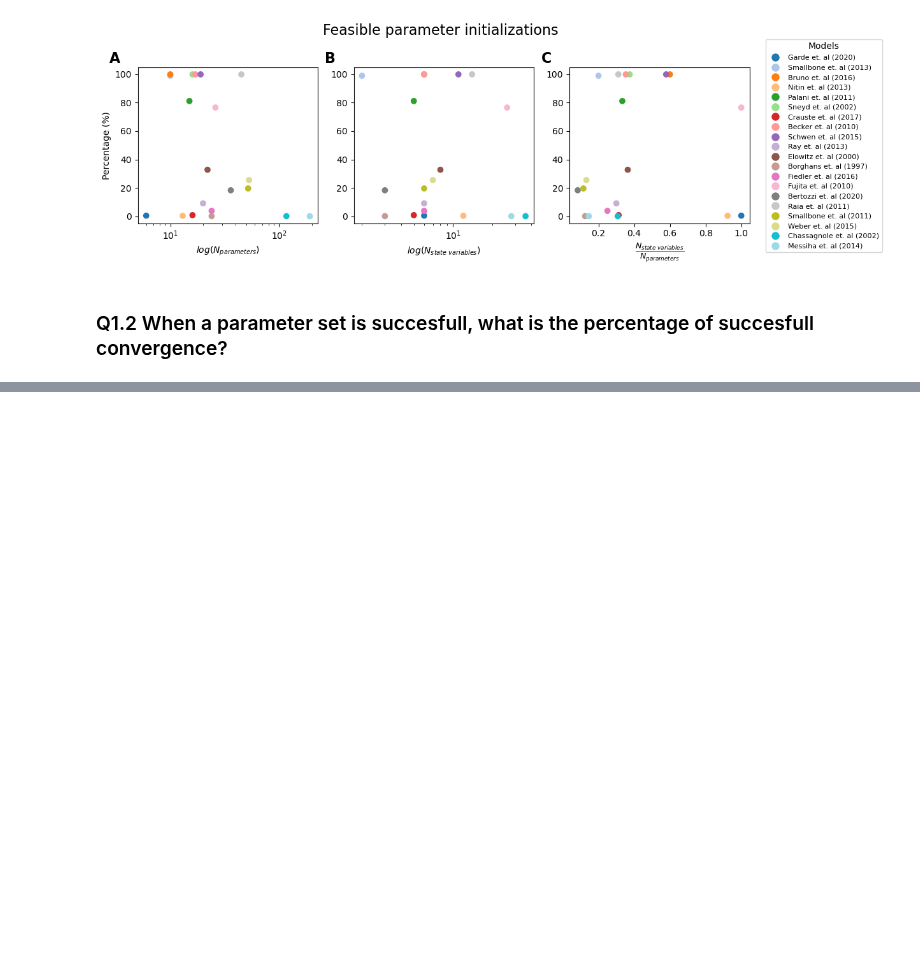
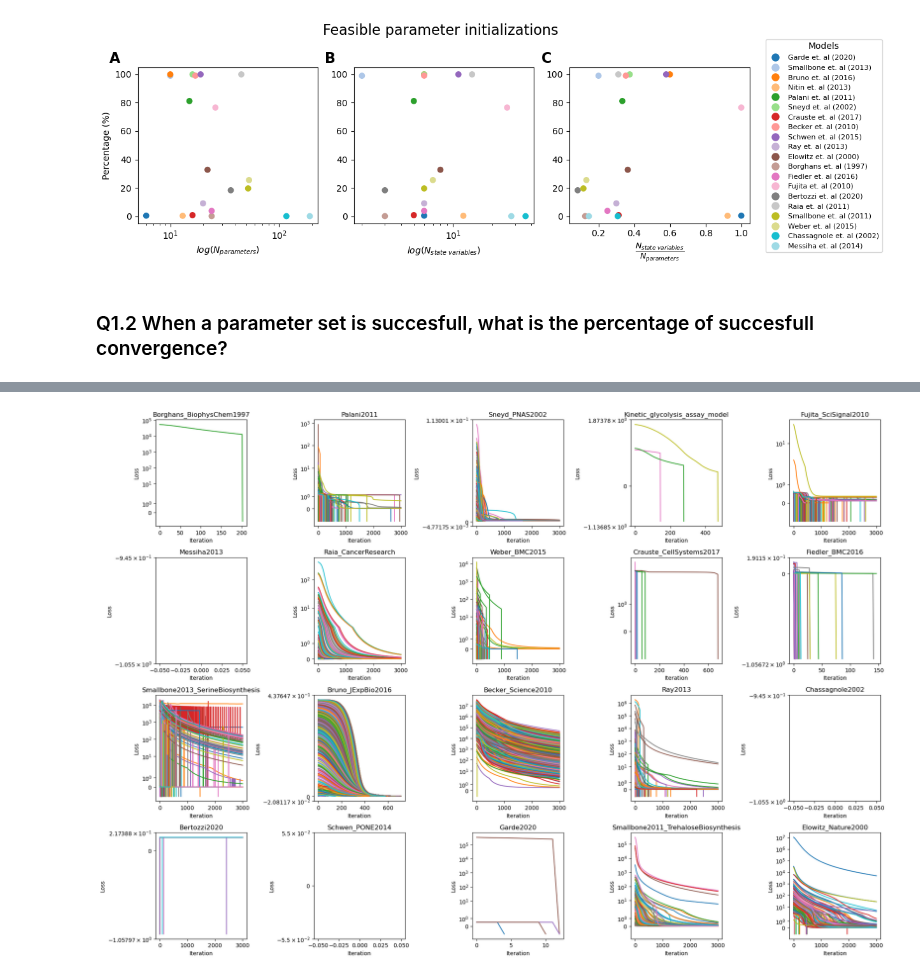
Before and after one commit to mahdi-shafiei/jaxkineticmodel, a Jupyter notebook: scripts/2407_parameter_convergence_analysis.ipynb, the cells around one changed output, grey strips where cells are left out. Drawn from its saved outputs; the diff is of its cells as text; code cells hidden in the pictures; blank space fills up the shorter version.

```diff
--- a/scripts/2407_parameter_convergence_analysis.ipynb
+++ b/scripts/2407_parameter_convergence_analysis.ipynb
@@ -355,0 +232,67 @@ loss_dfs
+# %%
+models_info = [
+    'Borghans_BiophysChem1997',
+    'Palani2011',
+    'Sneyd_PNAS2002',
+    'Kinetic_glycolysis_assay_model',
+    'Fujita_SciSignal2010',
+    'Messiha2013',
+    'Raia_CancerResearch',
+    'Weber_BMC2015',
+    'Crauste_CellSystems2017',
+    'Fiedler_BMC2016',
+    'Smallbone2013_SerineBiosynthesis',
+    'Bruno_JExpBio2016',
+    'Becker_Science2010',
+    'Ray2013',
+    'Chassagnole2002',
+    'Bertozzi2020',
+    'Schwen_PONE2014',
+    'Garde2020',
+    'Smallbone2011_TrehaloseBiosynthesis',
+    'Elowitz_Nature2000'
+]
+
+file_patterns = [
+    'Borghans_BiophysChem1997_losses_id_lhs_N=1000run_1_log_update.csv',
+    'Palani2011_losses_id_lhs_N=1000run_1_log_update.csv',
+    'Sneyd_PNAS2002_losses_id_lhs_N=1000run_1_log_update.csv',
+    'Kinetic_glycolysis_assay_model_losses_id_lhs_N=1000run_1_log_update.csv',
+    'Fujita_SciSignal2010_losses_id_lhs_N=1000run_1_log_update.csv',
+    'Messiha2013_losses_id_lhs_N=1000run_1_log_update.csv',
+    'Raia_CancerResearch_losses_id_lhs_N=1000run_1_log_update.csv',
+    'Weber_BMC2015_losses_id_lhs_N=1000run_1_log_update.csv',
+    'Crauste_CellSystems2017_losses_id_lhs_N=1000run_1_log_update.csv',
+    'Fiedler_BMC2016_losses_id_lhs_N=1000run_1_log_update.csv',
+    'Smallbone2013_SerineBiosynthesis_losses_id_lhs_N=1000run_1_log_update.csv',
+    'Bruno_JExpBio2016_losses_id_lhs_N=1000run_1_log_update.csv',
+    'Becker_Science2010_losses_id_lhs_N=1000run_1_log_update.csv',
+    'Ray2013_losses_id_lhs_N=1000run_1_log_update.csv',
+    'Chassagnole2002_losses_id_lhs_N=1000run_1_log_update.csv',
+    'Bertozzi2020_losses_id_lhs_N=1000run_1_log_update.csv',
+    'Schwen_PONE2014_losses_id_lhs_N=1000run_1_log_update.csv',
+    'Garde2020_losses_id_lhs_N=1000run_1_log_update.csv',
+    'Smallbone2011_TrehaloseBiosynthesis_losses_id_lhs_N=1000run_1_log_update.csv',
+    'Elowitz_Nature2000_losses_id_lhs_N=1000run_1_log_update.csv'
+]
+
+plt.figure(figsize=(20, 14))
+
+for i, (model_name, file_pattern) in enumerate(zip(models_info, file_patterns)):
+    results_dir = "results/" + model_name + "/"
+    file_list = os.listdir(results_dir)
+    loss_dfs, params_dfs, norms_dfs = retrieve_convergence_results(file_list)
+
+    plt.subplot(4, 5, i + 1)
+    plt.plot(loss_dfs[file_pattern])
+    plt.title(model_name)
+    plt.xlabel("Iteration")
+    plt.ylabel("Loss")
+    plt.yscale("symlog")
+
+plt.tight_layout()
+plt.savefig("figures/2907_convergence_loss_all.svg")
+plt.savefig("figures/2907_convergence_loss_all.png")
+plt.show()
+# %% [output]
+[figure, added]
```
Also changed, not shown: parts of 6 cells of this notebook, 23 other files.
